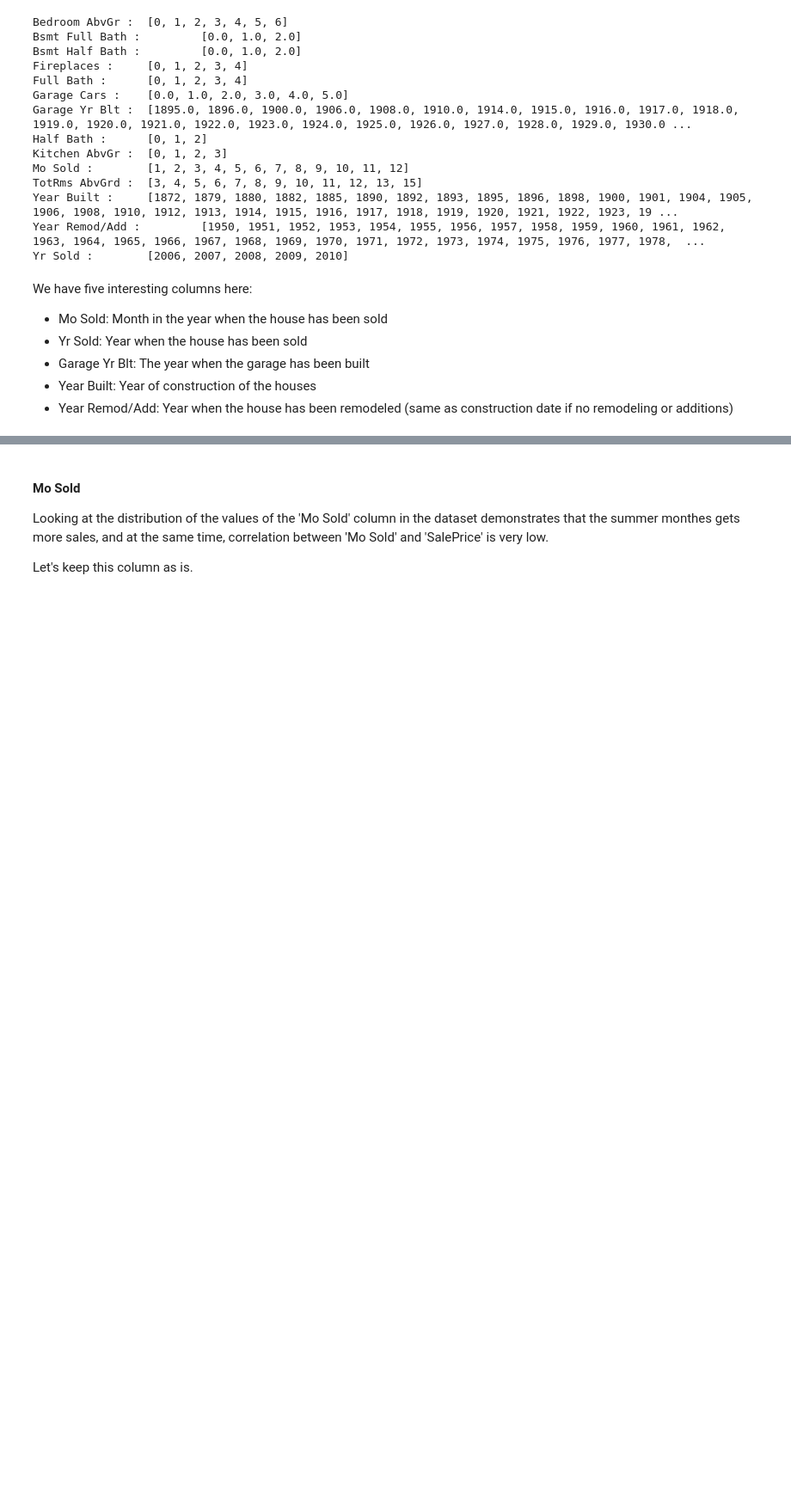
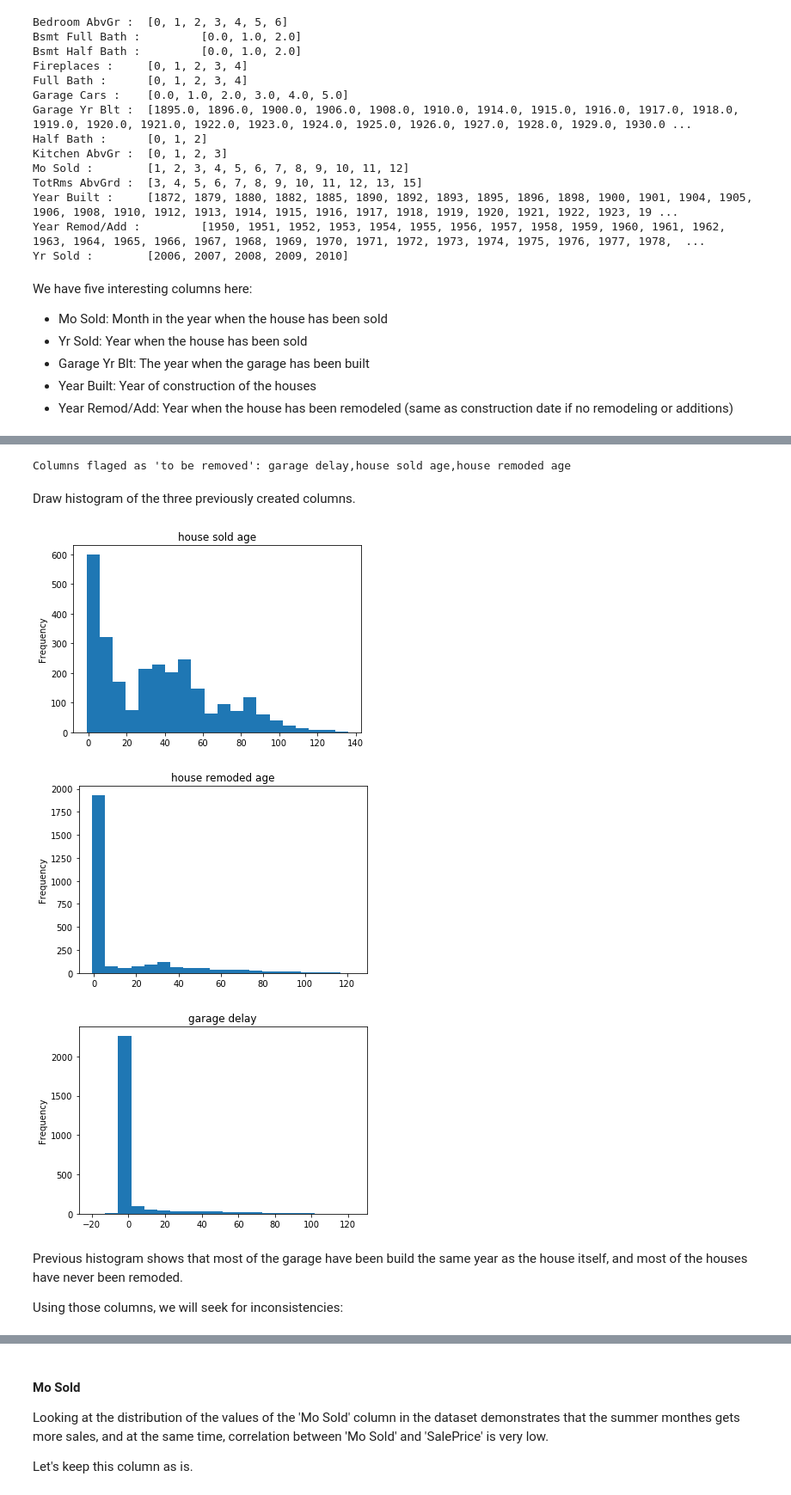
Before and after one commit to xnicolovici/machine_learning, a Jupyter notebook: notebooks/Course No 3/09. Course project/03. Part 2 - House prices/house-prices-solution.ipynb, the cells around one changed output, grey strips where cells are left out. Shown at 86% size. Drawn from its saved outputs; the diff is of its cells as text; code cells hidden in the pictures; blank space fills up the shorter version.

```diff
--- a/notebooks/Course No 3/09. Course project/03. Part 2 - House prices/house-prices-solution.ipynb
+++ b/notebooks/Course No 3/09. Course project/03. Part 2 - House prices/house-prices-solution.ipynb
@@ -637,7 +637,7 @@ train_df=getTrainDataset().copy()
 train_df=train_df[train_df['Utilities'] == 'AllPub']
 
 # Rebuild the global dataset
-data_df = pd.concat([train_df, getTestDataset()])
+data_df = pd.concat([train_df, getTestDataset()], ignore_index=True)
 
 addColumnToDropList(['Utilities'])
 
@@ -810,0 +830,30 @@ We have five interesting columns here:
+# %%
+build=data_df['Year Built']
+renov=data_df['Year Remod/Add']
+sold=data_df['Yr Sold']
+garage=data_df['Garage Yr Blt']
+
+# Build columns with year delta
+data_df['house sold age'] = sold-build # Year between build and sold
+data_df['house remoded age'] = renov-build # Year between remoded and build
+data_df['garage delay'] = garage-build # Yesar between garage build and house build
+
+# Add those temprorary columns to deletion list
+addColumnToDropList(['house sold age', 'house remoded age', 'garage delay'])
+# %% [output]
+Columns flaged as 'to be removed': garage delay,house sold age,house remoded age
+# %% [markdown]
+Draw histogram of the three previously created columns.
+# %%
+for c in ['house sold age', 'house remoded age', 'garage delay']:
+    data_df[c].plot.hist(bins=20)
+    plt.title(c)
+    plt.show()
+# %% [output]
+[figure, added]
+[figure, added]
+[figure, added]
+# %% [markdown]
+Previous histogram shows that most of the garage have been build the same year as the house itself, and most of the houses have never been remoded.
+
+Using those columns, we will seek for inconsistencies:
```
Also changed, not shown: parts of 38 cells of this notebook.
